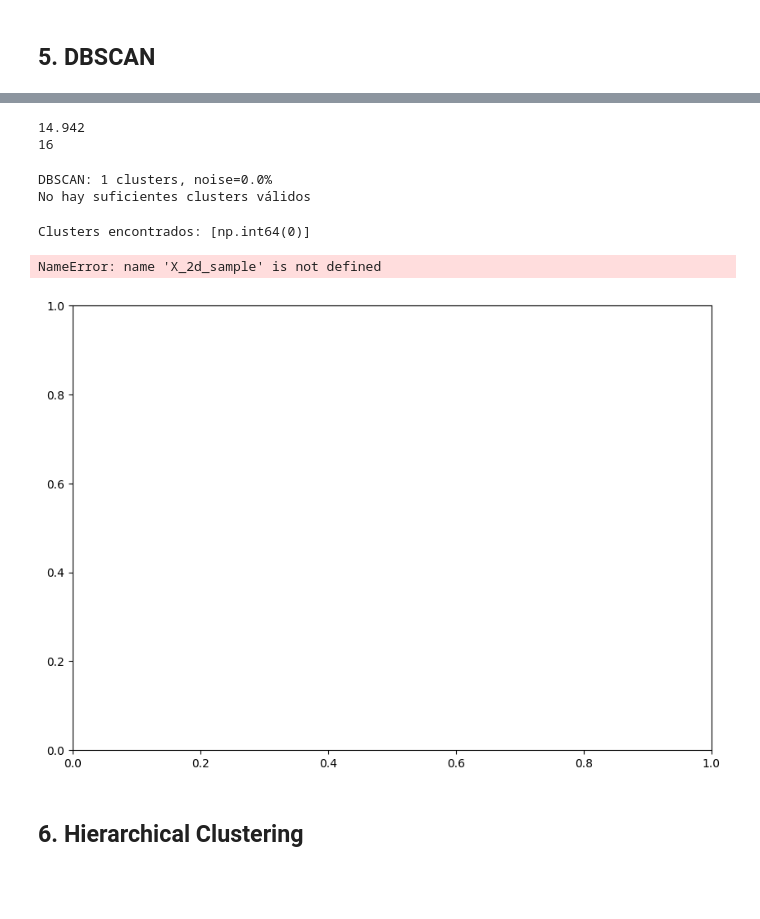
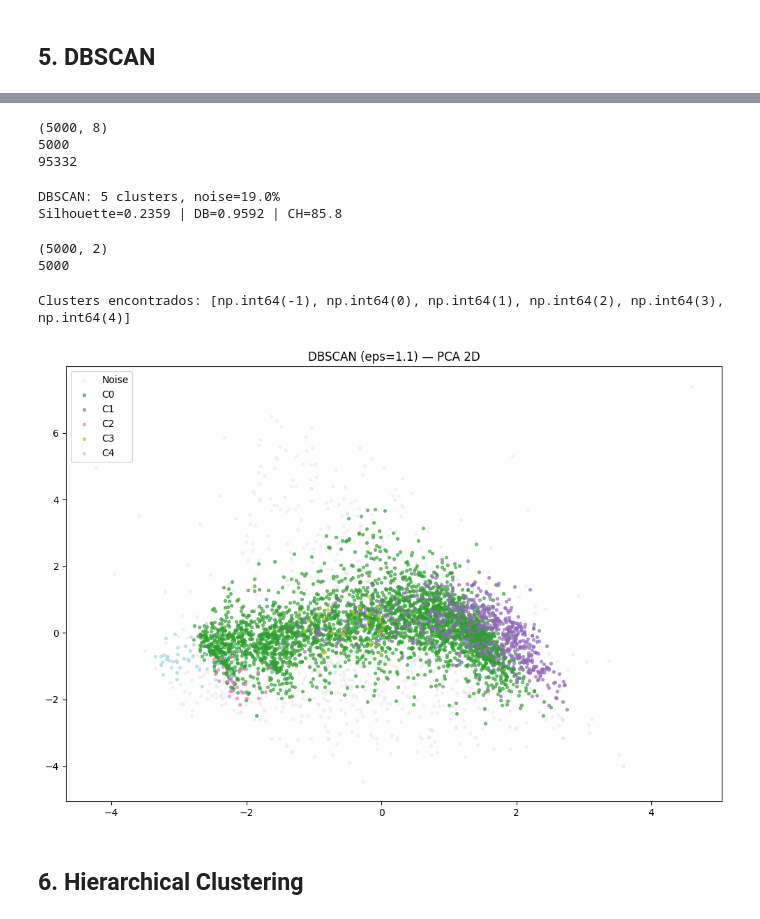
Before and after one commit to YeyoDev99/challenge-5_4, a Jupyter notebook: notebooks/best_run.ipynb, the cells around one changed output, grey strips where cells are left out. Cells and saved outputs as stored; diff of their text form; code cells hidden in the pictures; blank space fills up the shorter version.

Commit message:
Complete clustering analysis and evaluation

```diff
--- a/notebooks/best_run.ipynb
+++ b/notebooks/best_run.ipynb
@@ -314,12 +325,6 @@ PCA matrix: (95332, 8) | 2D variance: 33.9%
 # %% [markdown]
 ## 4. K-Means
 # %%
-sample_idx = np.random.choice(
-    len(X_pca),
-    size=10000,
-    replace=False
-)
-
 X_sample = X_pca[sample_idx]
 # %%
 K_RANGE = range(2,13)
@@ -447,9 +452,11 @@ K-Means Cluster Profiles:
 # %% [markdown]
 ## 5. DBSCAN
 # %%
+sample_size = min(5000, len(X_pca))
+
 sample_idx = np.random.choice(
     len(X_pca),
-    size=10000,
+    size=sample_size,
     replace=False
 )
 X_db = X_pca[sample_idx]
@@ -496,7 +503,7 @@ Suggested eps: 15.8210, min_samples: 16
 # %%
 eps_values = np.round(
-    np.linspace(eps_suggested*0.5, eps_suggested*2.5, 10),
-    4
+    np.linspace(0.8, 2.0, 13),
+    2
 )
 
 dbscan_results = []
@@ -604,15 +614,17 @@ Best DBSCAN: eps=14.942, min_samples=16
-# %%
-print(EPS_BEST)
-print(MINSAM_BEST)
-# %% [output]
-14.942
-16
+# %%
+print(X_db.shape)
+print(len(sample_idx))
+print(len(df_model))
+# %% [output]
+(5000, 8)
+5000
+95332
 # %%
 db_best = DBSCAN(eps=EPS_BEST, min_samples=MINSAM_BEST)
 db_labels = db_best.fit_predict(X_db)
 
 df_model_sample = df_model.iloc[sample_idx].copy()
-df_model_sample['db_cluster'] = db_labels
+#df_model_sample['db_cluster'] = db_labels
 
 n_db_clusters = len(set(db_labels)) - (1 if -1 in db_labels else 0)
 noise_frac = (db_labels == -1).mean()
@@ -653,8 +665,19 @@ else:
     print("No hay suficientes clusters válidos")
     db_sil = db_db = db_ch = float('nan')
 # %% [output]
-DBSCAN: 1 clusters, noise=0.0%
-No hay suficientes clusters válidos
+DBSCAN: 5 clusters, noise=19.0%
+Silhouette=0.2359 | DB=0.9592 | CH=85.8
+# %%
+from sklearn.decomposition import PCA
+
+pca_vis = PCA(n_components=2, random_state=42)
+X_2d_db = pca_vis.fit_transform(X_db)
+
+print(X_2d_db.shape)
+print(len(db_labels))
+# %% [output]
+(5000, 2)
+5000
 # %%
 unique_labels = sorted(set(db_labels))
 
@@ -665,38 +688,37 @@ palette = plt.cm.tab20(np.linspace(0, 1, max(len(unique_labels), 1)))
 fig, ax = plt.subplots(figsize=(10, 7))
 
 has_points = False
 
 for i, lbl in enumerate(unique_labels):
 
     mask = db_labels == lbl
 
     if mask.sum() == 0:
         continue
 
     has_points = True
 
     color = 'lightgray' if lbl == -1 else palette[i]
 
     ax.scatter(
-        X_2d_sample[mask, 0],
-        X_2d_sample[mask, 1],
+        X_2d_db[mask, 0],
+        X_2d_db[mask, 1],
         c=[color],
         s=8,
         alpha=0.2 if lbl == -1 else 0.6,
         label='Noise' if lbl == -1 else f'C{lbl}'
     )
 
 ax.set_title(f'DBSCAN (eps={EPS_BEST}) — PCA 2D')
 
 if has_points:
     ax.legend()
 
 plt.tight_layout()
 plt.show()
 # %% [output]
-Clusters encontrados: [np.int64(0)]
+Clusters encontrados: [np.int64(-1), np.int64(0), np.int64(1), np.int64(2), np.int64(3), np.int64(4)]
-NameError: name 'X_2d_sample' is not defined
-[figure, old version]
+[figure, new version]
 # %% [markdown]
 ## 6. Hierarchical Clustering
 # %%
```
Also changed, not shown: parts of 15 cells of this notebook.
